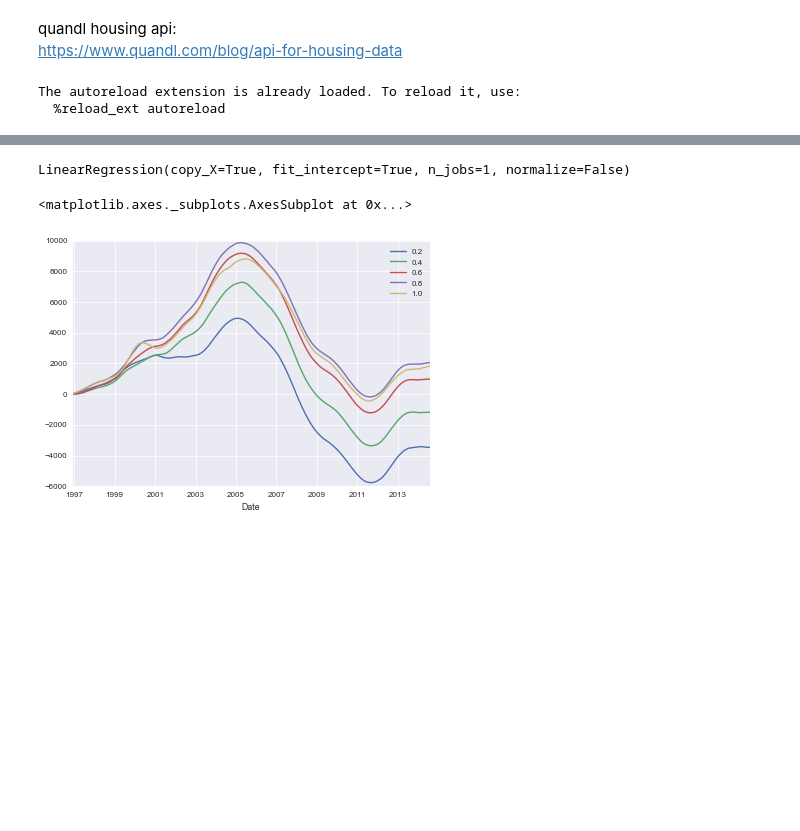
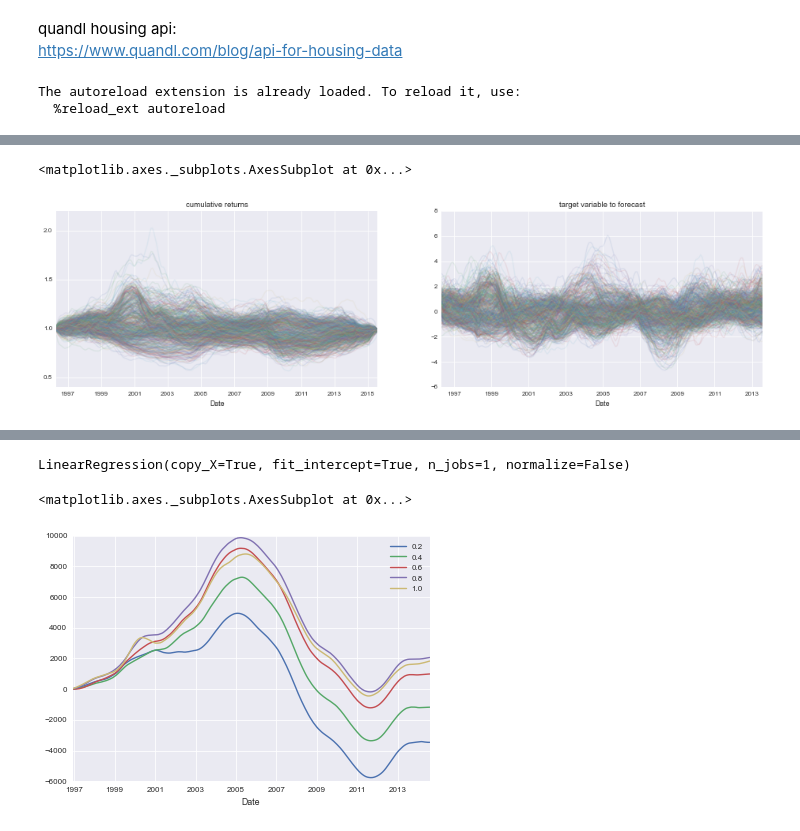
Before and after one commit to rhouck/re, a Jupyter notebook: explore.ipynb, the cells around one changed output, grey strips where cells are left out. Cells and saved outputs as stored; diff of their text form; code cells hidden in the pictures; blank space fills up the shorter version.

```diff
--- a/explore.ipynb
+++ b/explore.ipynb
@@ -60,0 +85,9 @@ betas_us.plot(title='us betas', ax=axes[1,1])
+# %%
+fig, axes = plt.subplots(ncols=2, figsize=(FIG_WIDTH*2, FIG_HEIGHT))
+cum_ret = ut.get_cum_return(px_h_r_nt) + 1.
+cum_ret.plot(legend=False, alpha=.1, ax=axes[0], title='cumulative returns')
+tar = ut.load_target()
+tar.plot(legend=False, alpha=.1, ax=axes[1], title='target variable to forecast')
+# %% [output]
+<matplotlib.axes._subplots.AxesSubplot at 0x...>
+[figure, added]
```
Also changed, not shown: parts of 13 cells of this notebook, 1 other file.
